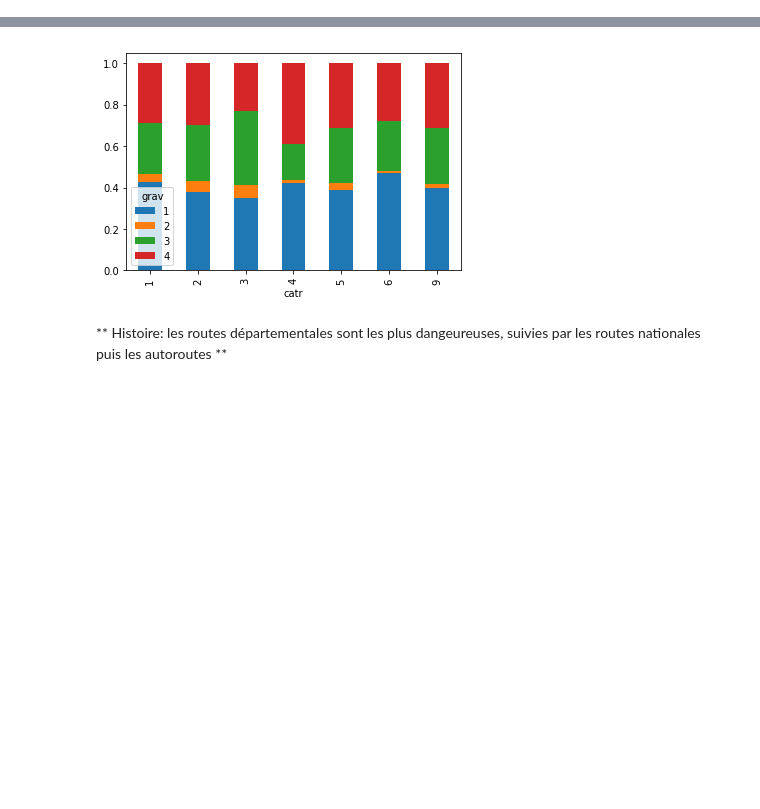
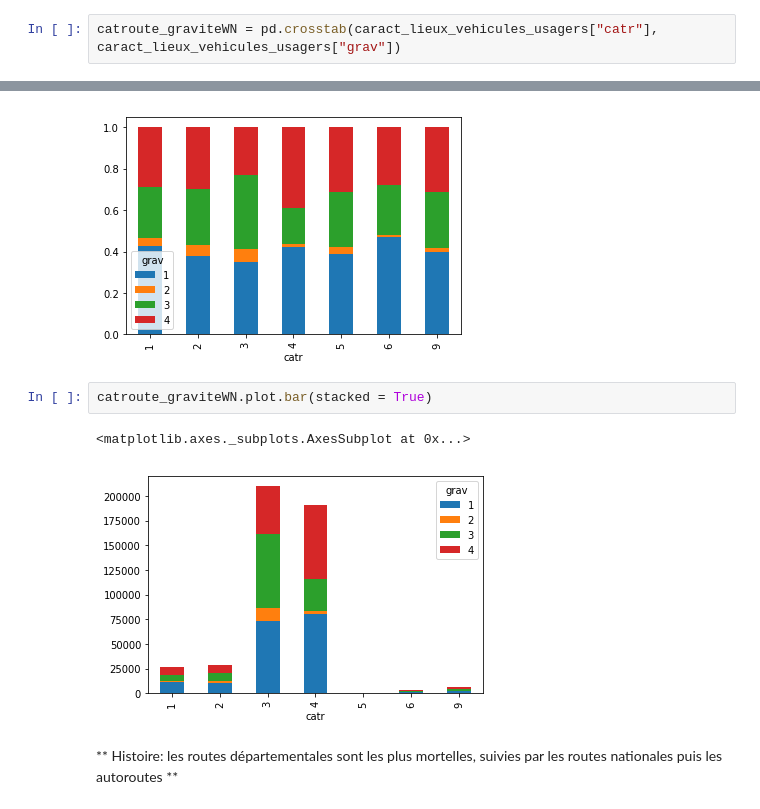
Before and after one commit to clymab/clymab.github.io, a Jupyter notebook: dataviz.ipynb, the cells around one changed output, grey strips where cells are left out. Drawn from its saved outputs; the diff is of its cells as text; blank space fills up the shorter version.

```diff
--- a/dataviz.ipynb
+++ b/dataviz.ipynb
@@ -459,10 +543,17 @@ colision_gravite.plot.bar(stacked = True)
 ** Histoire: Les collisions frontales sont plus graves que les collisions par l'arrière ou sur le côté **
 # %%
 catroute_gravite = pd.crosstab(caract_lieux_vehicules_usagers["catr"], caract_lieux_vehicules_usagers["grav"], normalize = "index")
+# %%
+catroute_graviteWN = pd.crosstab(caract_lieux_vehicules_usagers["catr"], caract_lieux_vehicules_usagers["grav"])
 # %%
 catroute_gravite.plot.bar(stacked = True)
 # %% [output]
 <matplotlib.axes._subplots.AxesSubplot at 0x...>
 [figure]
+# %%
+catroute_graviteWN.plot.bar(stacked = True)
+# %% [output]
+<matplotlib.axes._subplots.AxesSubplot at 0x...>
+[figure, added]
 # %% [markdown]
-** Histoire: les routes départementales sont les plus dangeureuses, suivies par les routes nationales puis les autoroutes **
+** Histoire: les routes départementales sont les plus mortelles, suivies par les routes nationales puis les autoroutes **
```
Also changed, not shown: parts of 25 cells of this notebook.
